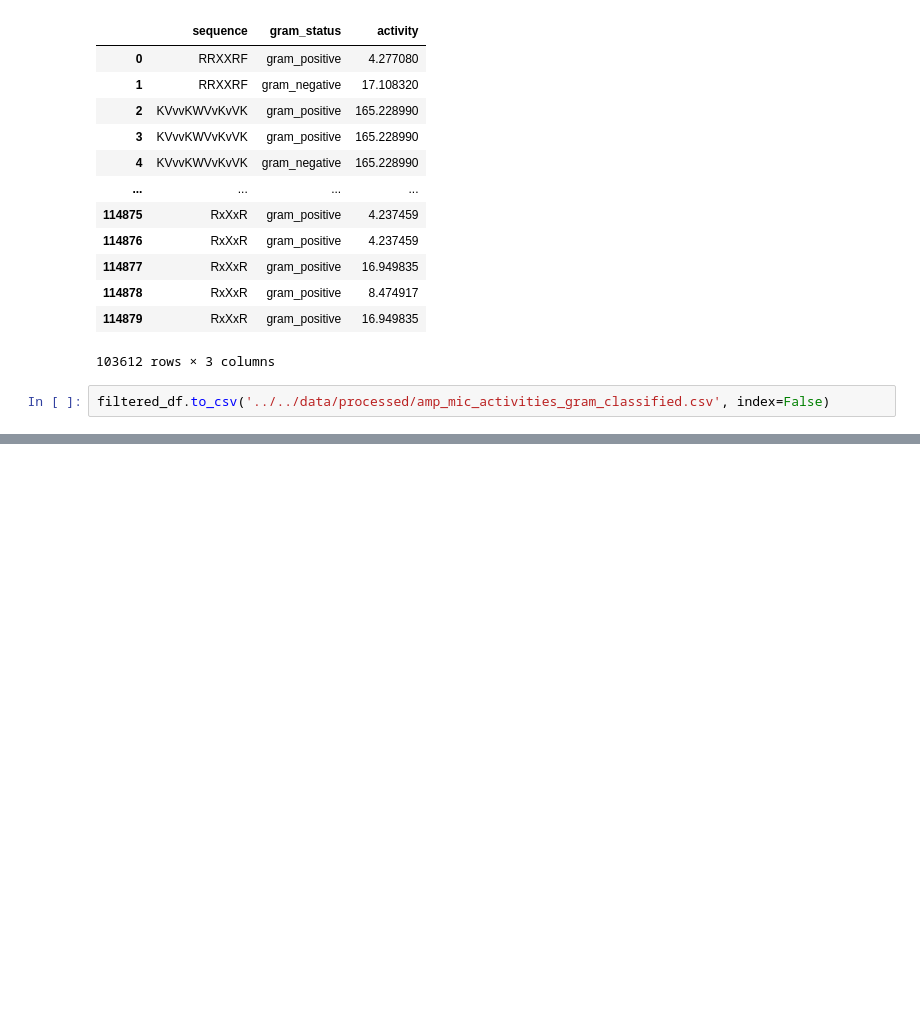
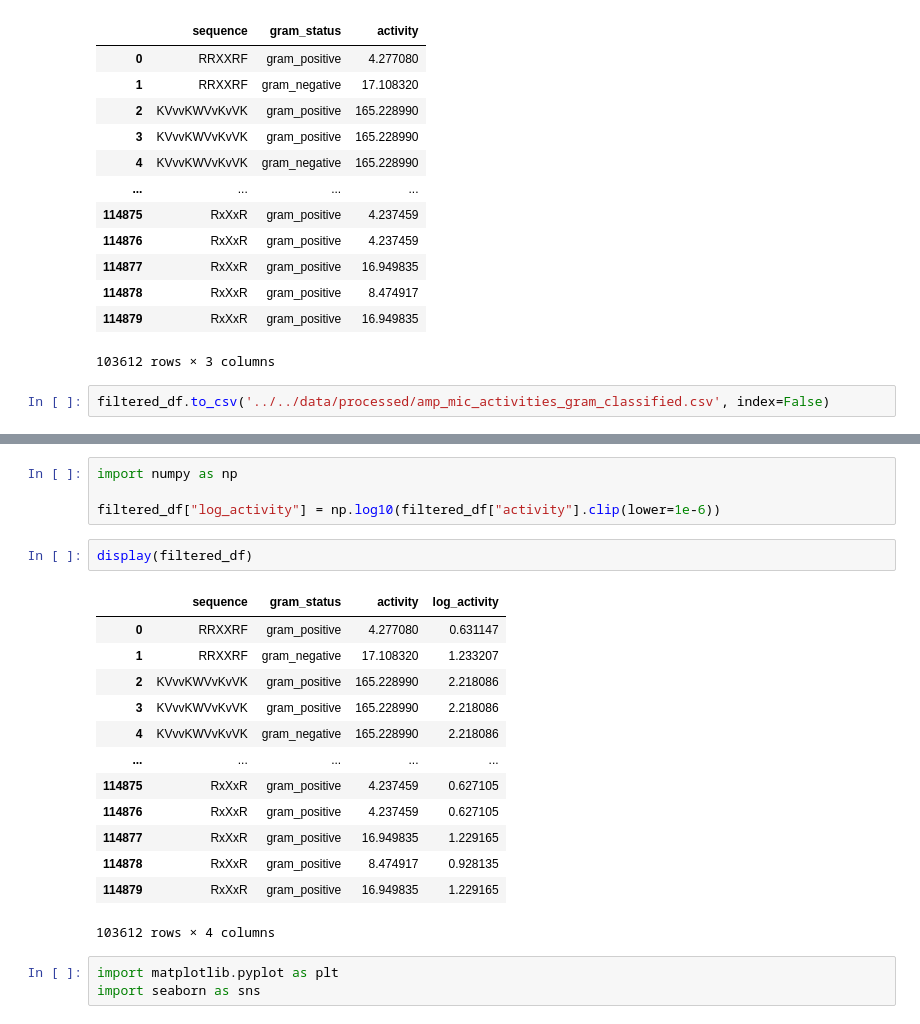
Before and after one commit to nmach22/amp-prediction, a Jupyter notebook: notebooks/01_eda/gram_status_analysis.ipynb, the cells around one changed output, grey strips where cells are left out. Saved outputs shown, nothing was run; the diff lists cells and outputs as text; blank space fills up the shorter version.

```diff
--- a/notebooks/01_eda/gram_status_analysis.ipynb
+++ b/notebooks/01_eda/gram_status_analysis.ipynb
@@ -113,0 +121,23 @@ filtered_df.to_csv('../../data/processed/amp_mic_activities_gram_classified.csv'
+# %%
+import numpy as np
+
+filtered_df["log_activity"] = np.log10(filtered_df["activity"].clip(lower=1e-6))
+# %%
+display(filtered_df)
+# %% [output]
+|  | sequence | gram_status | activity | log_activity |
+| 0 | RRXXRF | gram_positive | 4.277080 | 0.631147 |
+| 1 | RRXXRF | gram_negative | 17.108320 | 1.233207 |
+| 2 | KVvvKWVvKvVK | gram_positive | 165.228990 | 2.218086 |
+| 3 | KVvvKWVvKvVK | gram_positive | 165.228990 | 2.218086 |
+| 4 | KVvvKWVvKvVK | gram_negative | 165.228990 | 2.218086 |
+| ... | ... | ... | ... | ... |
+| 114875 | RxXxR | gram_positive | 4.237459 | 0.627105 |
+| 114876 | RxXxR | gram_positive | 4.237459 | 0.627105 |
+| 114877 | RxXxR | gram_positive | 16.949835 | 1.229165 |
+| 114878 | RxXxR | gram_positive | 8.474917 | 0.928135 |
+| 114879 | RxXxR | gram_positive | 16.949835 | 1.229165 |
+103612 rows × 4 columns
+# %%
+import matplotlib.pyplot as plt
+import seaborn as sns
```
Also changed, not shown: parts of 2 cells of this notebook, 3 other files.
